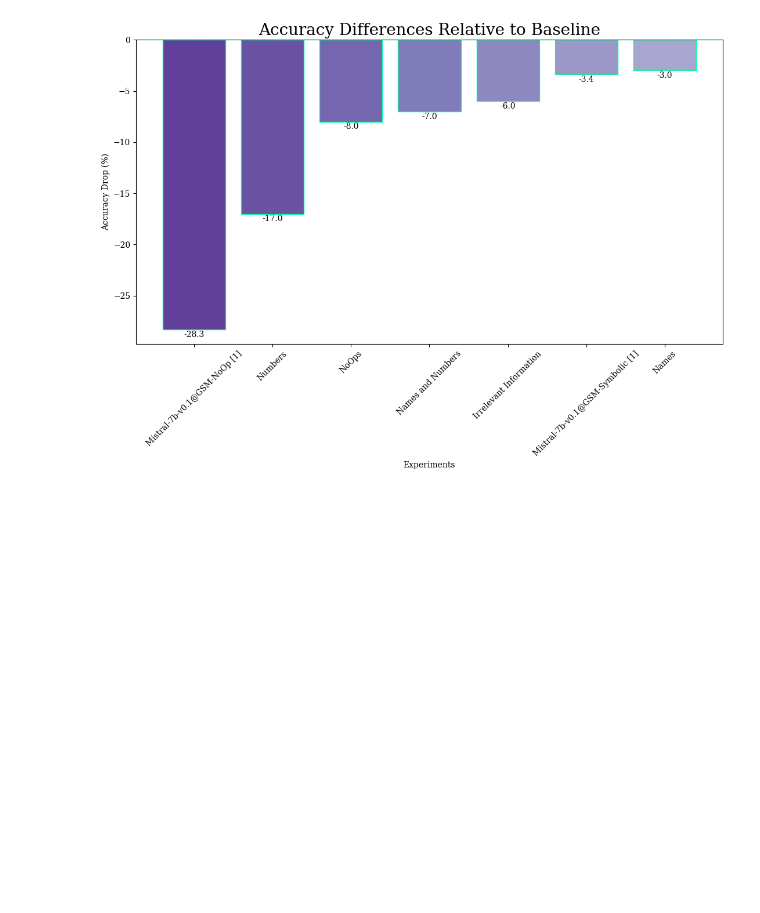
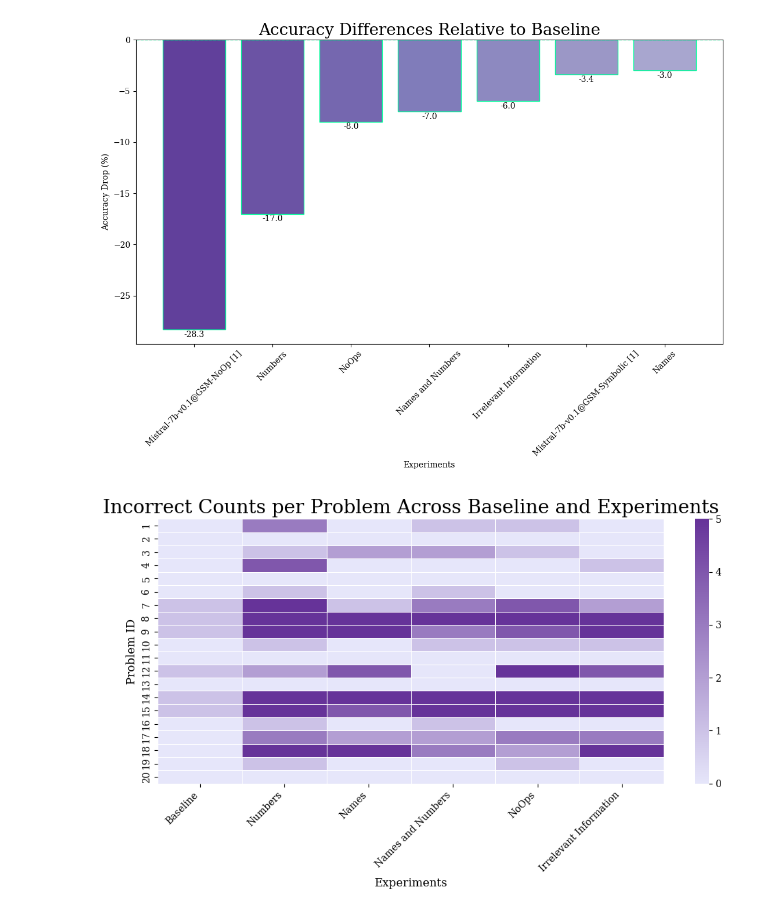
Before and after one commit to lukyrasocha/rStar, a Jupyter notebook: main.ipynb, the cells around one changed output. Cells and saved outputs as stored; diff of their text form; code cells hidden in the pictures; blank space fills up the shorter version.

```diff
--- a/main.ipynb
+++ b/main.ipynb
@@ -528,3 +532,29 @@ plt.savefig("fig2.svg", format="svg")
 plt.show()
 # %% [output]
 [figure]
+# %%
+csv_path = "Po_session/Results/Results/aggregated_incorrect_counts.csv"
+
+df = pd.read_csv(csv_path)
+
+df = df.set_index("problem_id")
+
+colors = ["lavender", "rebeccapurple"]
+cmap = LinearSegmentedColormap.from_list("lavender_rebecca", colors, N=256)
+
+plt.figure(figsize=(10, 6))
+sns.heatmap(df,
+            annot=False,                   cmap=cmap,
+            cbar=True,
+            linewidths=0.5)
+
+plt.title("Incorrect Counts per Problem Across Baseline and Experiments", fontsize=20)
+plt.ylabel("Problem ID", fontsize=12)
+plt.xlabel("Experiments", fontsize=12)
+
+plt.xticks(rotation=45, ha='right', fontsize=10)
+
+plt.tight_layout()
+plt.savefig("total_wrong_counts_2.svg", dpi=300, bbox_inches='tight')
+# %% [output]
+[figure, added]
```
Also changed, not shown: parts of 1 cell of this notebook, 1 other file.
